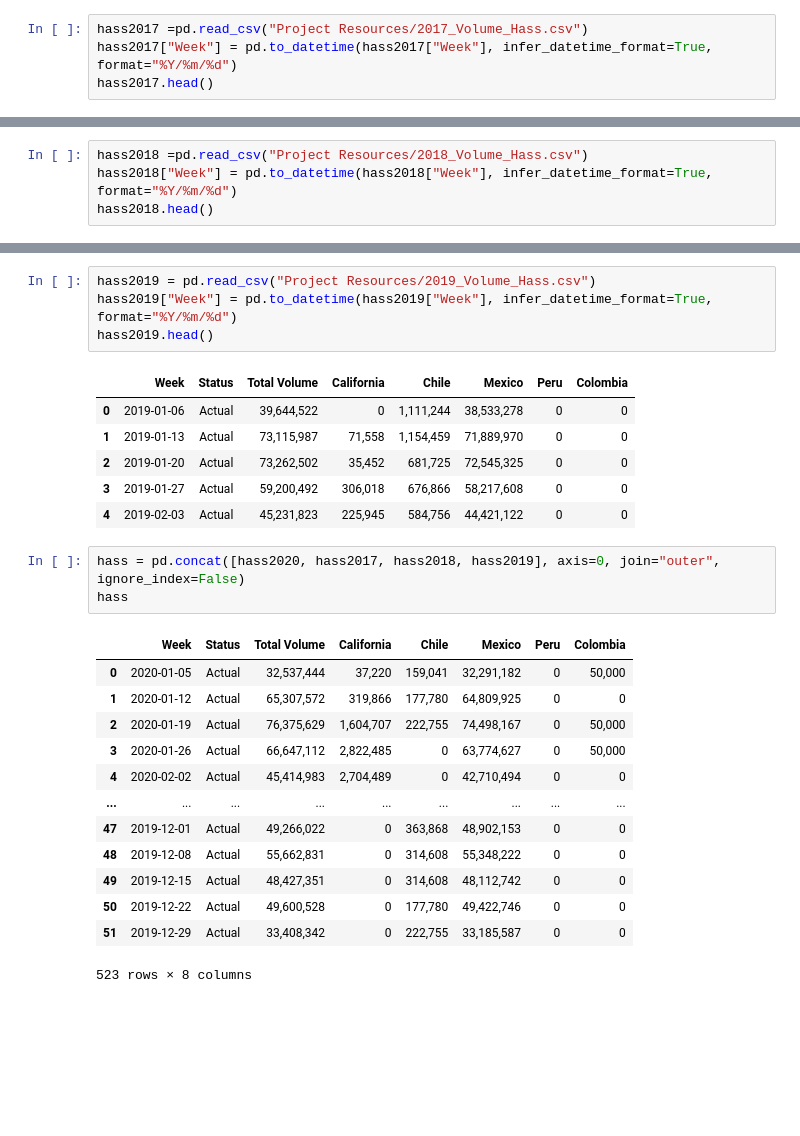
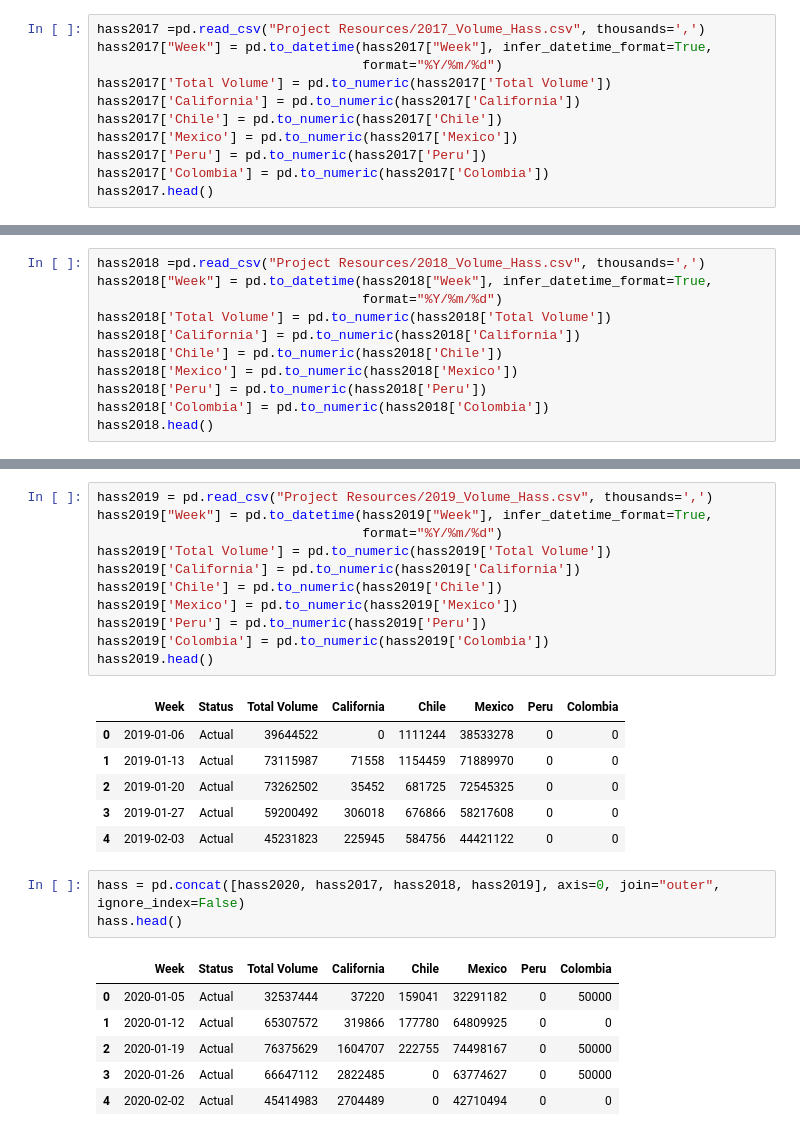
Before and after one commit to kmanning1224/Avocado-Sales-Analysis, a Jupyter notebook: Sofiecado.ipynb, the cells around one changed output, grey strips where cells are left out. Saved outputs shown, nothing was run; the diff lists cells and outputs as text; blank space fills up the shorter version.

```diff
--- a/Sofiecado.ipynb
+++ b/Sofiecado.ipynb
@@ -28,6 +41,13 @@ Cali2020_tot = hass["California].sum()
 # %%
-hass2017 =pd.read_csv("Project Resources/2017_Volume_Hass.csv")
-hass2017["Week"] = pd.to_datetime(hass2017["Week"], infer_datetime_format=True, format="%Y/%m/%d")
+hass2017 =pd.read_csv("Project Resources/2017_Volume_Hass.csv", thousands=',')
+hass2017["Week"] = pd.to_datetime(hass2017["Week"], infer_datetime_format=True,
+                                  format="%Y/%m/%d")
+hass2017['Total Volume'] = pd.to_numeric(hass2017['Total Volume'])
+hass2017['California'] = pd.to_numeric(hass2017['California'])
+hass2017['Chile'] = pd.to_numeric(hass2017['Chile'])
+hass2017['Mexico'] = pd.to_numeric(hass2017['Mexico'])
+hass2017['Peru'] = pd.to_numeric(hass2017['Peru'])
+hass2017['Colombia'] = pd.to_numeric(hass2017['Colombia'])
 hass2017.head()
 # %% [output]
 |  | Week | Status | Total Volume | California | Chile | Mexico | Peru | Colombia |
@@ -39,6 +71,13 @@ hass2017.head()
 # %%
-hass2018 =pd.read_csv("Project Resources/2018_Volume_Hass.csv")
-hass2018["Week"] = pd.to_datetime(hass2018["Week"], infer_datetime_format=True, format="%Y/%m/%d")
+hass2018 =pd.read_csv("Project Resources/2018_Volume_Hass.csv", thousands=',')
+hass2018["Week"] = pd.to_datetime(hass2018["Week"], infer_datetime_format=True,
+                                  format="%Y/%m/%d")
+hass2018['Total Volume'] = pd.to_numeric(hass2018['Total Volume'])
+hass2018['California'] = pd.to_numeric(hass2018['California'])
+hass2018['Chile'] = pd.to_numeric(hass2018['Chile'])
+hass2018['Mexico'] = pd.to_numeric(hass2018['Mexico'])
+hass2018['Peru'] = pd.to_numeric(hass2018['Peru'])
+hass2018['Colombia'] = pd.to_numeric(hass2018['Colombia'])
 hass2018.head()
 # %% [output]
 |  | Week | Status | Total Volume | California | Chile | Mexico | Peru | Colombia |
@@ -50,30 +89,30 @@ hass2018.head()
 # %%
-hass2019 = pd.read_csv("Project Resources/2019_Volume_Hass.csv")
-hass2019["Week"] = pd.to_datetime(hass2019["Week"], infer_datetime_format=True, format="%Y/%m/%d")
+hass2019 = pd.read_csv("Project Resources/2019_Volume_Hass.csv", thousands=',')
+hass2019["Week"] = pd.to_datetime(hass2019["Week"], infer_datetime_format=True,
+                                  format="%Y/%m/%d")
+hass2019['Total Volume'] = pd.to_numeric(hass2019['Total Volume'])
+hass2019['California'] = pd.to_numeric(hass2019['California'])
+hass2019['Chile'] = pd.to_numeric(hass2019['Chile'])
+hass2019['Mexico'] = pd.to_numeric(hass2019['Mexico'])
+hass2019['Peru'] = pd.to_numeric(hass2019['Peru'])
+hass2019['Colombia'] = pd.to_numeric(hass2019['Colombia'])
 hass2019.head()
 # %% [output]
 |  | Week | Status | Total Volume | California | Chile | Mexico | Peru | Colombia |
-| 0 | 2019-01-06 | Actual | 39,644,522 | 0 | 1,111,244 | 38,533,278 | 0 | 0 |
-| 1 | 2019-01-13 | Actual | 73,115,987 | 71,558 | 1,154,459 | 71,889,970 | 0 | 0 |
-| 2 | 2019-01-20 | Actual | 73,262,502 | 35,452 | 681,725 | 72,545,325 | 0 | 0 |
-| 3 | 2019-01-27 | Actual | 59,200,492 | 306,018 | 676,866 | 58,217,608 | 0 | 0 |
-| 4 | 2019-02-03 | Actual | 45,231,823 | 225,945 | 584,756 | 44,421,122 | 0 | 0 |
+| 0 | 2019-01-06 | Actual | 39644522 | 0 | 1111244 | 38533278 | 0 | 0 |
+| 1 | 2019-01-13 | Actual | 73115987 | 71558 | 1154459 | 71889970 | 0 | 0 |
+| 2 | 2019-01-20 | Actual | 73262502 | 35452 | 681725 | 72545325 | 0 | 0 |
+| 3 | 2019-01-27 | Actual | 59200492 | 306018 | 676866 | 58217608 | 0 | 0 |
+| 4 | 2019-02-03 | Actual | 45231823 | 225945 | 584756 | 44421122 | 0 | 0 |
 # %%
 hass = pd.concat([hass2020, hass2017, hass2018, hass2019], axis=0, join="outer", ignore_index=False)
-hass
+hass.head()
 # %% [output]
 |  | Week | Status | Total Volume | California | Chile | Mexico | Peru | Colombia |
-| 0 | 2020-01-05 | Actual | 32,537,444 | 37,220 | 159,041 | 32,291,182 | 0 | 50,000 |
-| 1 | 2020-01-12 | Actual | 65,307,572 | 319,866 | 177,780 | 64,809,925 | 0 | 0 |
-| 2 | 2020-01-19 | Actual | 76,375,629 | 1,604,707 | 222,755 | 74,498,167 | 0 | 50,000 |
-| 3 | 2020-01-26 | Actual | 66,647,112 | 2,822,485 | 0 | 63,774,627 | 0 | 50,000 |
-| 4 | 2020-02-02 | Actual | 45,414,983 | 2,704,489 | 0 | 42,710,494 | 0 | 0 |
-| ... | ... | ... | ... | ... | ... | ... | ... | ... |
-| 47 | 2019-12-01 | Actual | 49,266,022 | 0 | 363,868 | 48,902,153 | 0 | 0 |
-| 48 | 2019-12-08 | Actual | 55,662,831 | 0 | 314,608 | 55,348,222 | 0 | 0 |
-| 49 | 2019-12-15 | Actual | 48,427,351 | 0 | 314,608 | 48,112,742 | 0 | 0 |
-| 50 | 2019-12-22 | Actual | 49,600,528 | 0 | 177,780 | 49,422,746 | 0 | 0 |
-| 51 | 2019-12-29 | Actual | 33,408,342 | 0 | 222,755 | 33,185,587 | 0 | 0 |
+| 0 | 2020-01-05 | Actual | 32537444 | 37220 | 159041 | 32291182 | 0 | 50000 |
+| 1 | 2020-01-12 | Actual | 65307572 | 319866 | 177780 | 64809925 | 0 | 0 |
+| 2 | 2020-01-19 | Actual | 76375629 | 1604707 | 222755 | 74498167 | 0 | 50000 |
+| 3 | 2020-01-26 | Actual | 66647112 | 2822485 | 0 | 63774627 | 0 | 50000 |
+| 4 | 2020-02-02 | Actual | 45414983 | 2704489 | 0 | 42710494 | 0 | 0 |
-523 rows × 8 columns
 # %%
 cln_hass = hass.loc[hass['Status'] == "Actual"]
```
Also changed, not shown: parts of 24 cells of this notebook.
